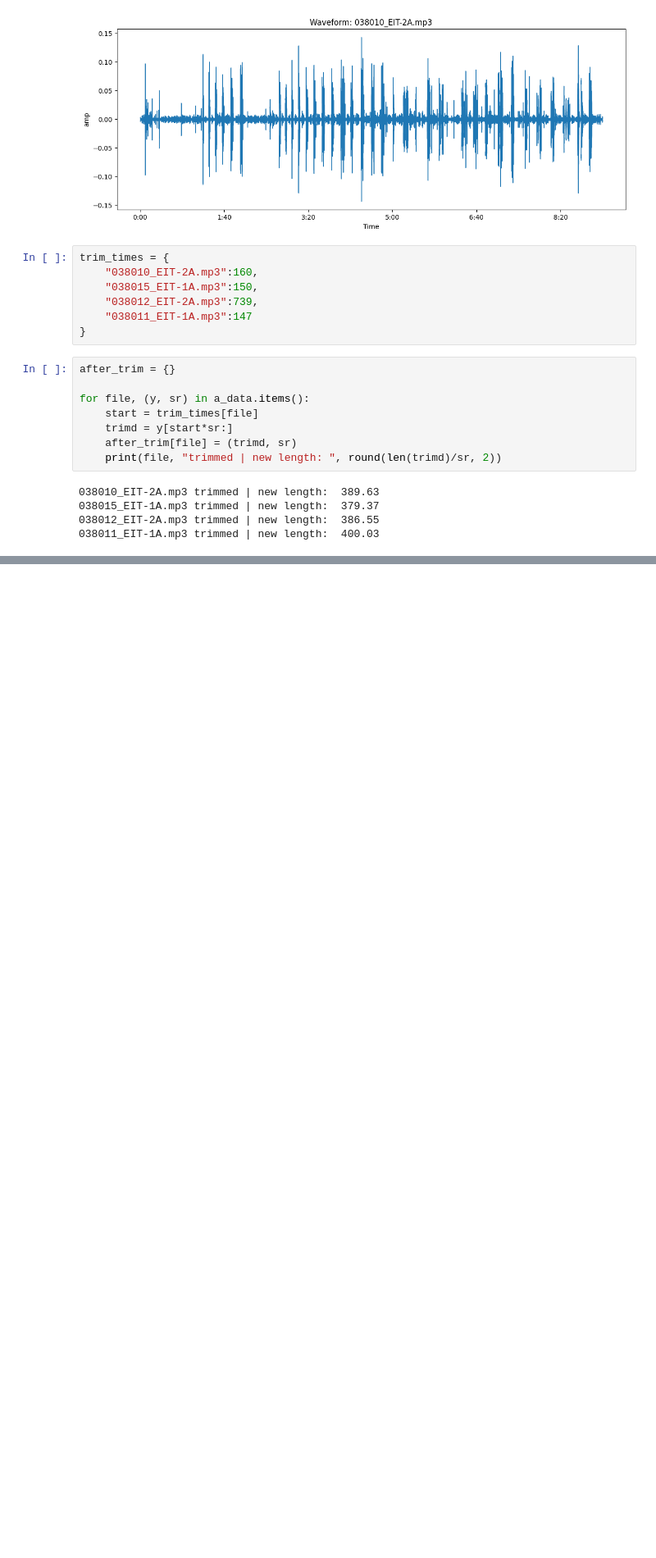
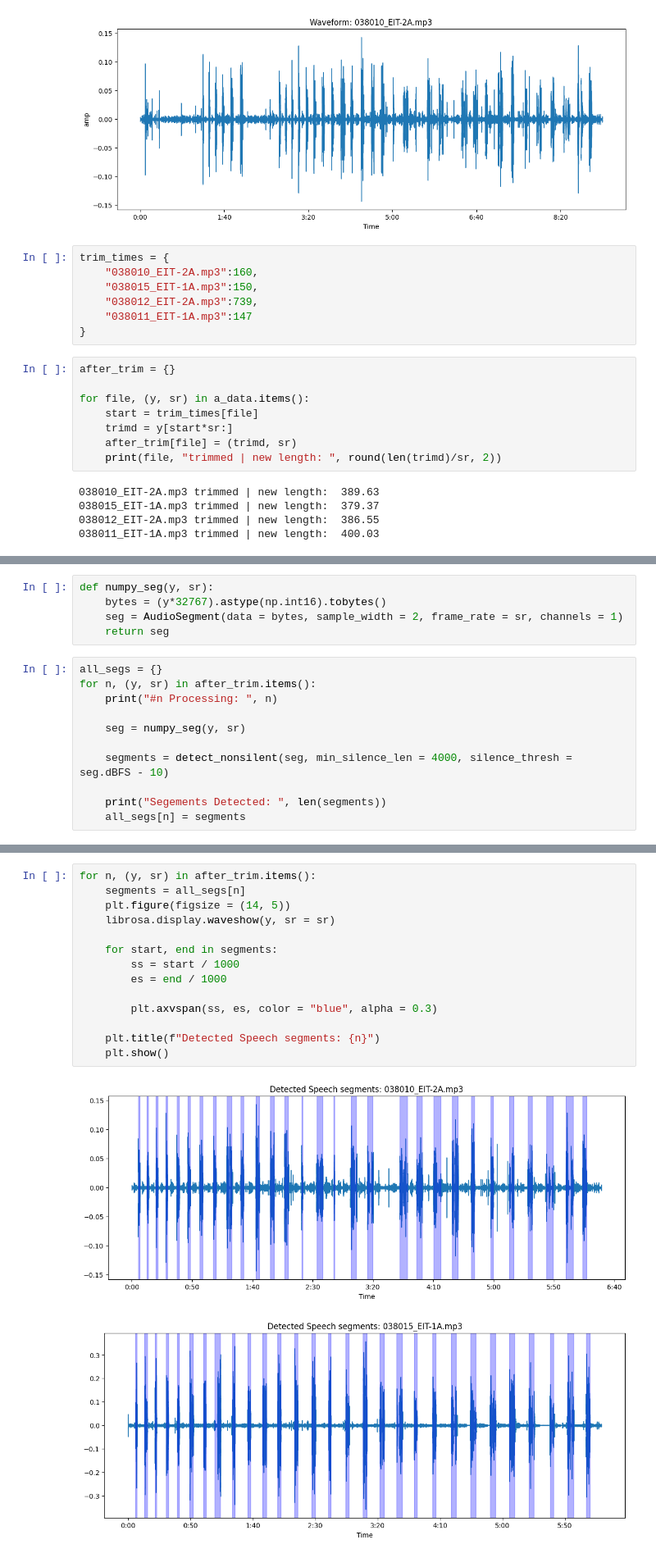
Before and after one commit to tWiLighT-xY91/auto-eit-task1, a Jupyter notebook: Untitled.ipynb, the cells around one changed output, grey strips where cells are left out. Shown at 82% size. Cells and saved outputs as stored; diff of their text form; blank space fills up the shorter version.

Commit message:
Commit after running two trials and not yet achieveing the desired transcription

```diff
--- a/Untitled.ipynb
+++ b/Untitled.ipynb
@@ -87,0 +91,16 @@ for file, (y, sr) in a_data.items():
+# %%
+def numpy_seg(y, sr):
+    bytes = (y*32767).astype(np.int16).tobytes()
+    seg = AudioSegment(data = bytes, sample_width = 2, frame_rate = sr, channels = 1)
+    return seg
+# %%
+all_segs = {}
+for n, (y, sr) in after_trim.items():
+    print("#n Processing: ", n)
+
+    seg = numpy_seg(y, sr)
+
+    segments = detect_nonsilent(seg, min_silence_len = 4000, silence_thresh = seg.dBFS - 10)
+
+    print("Segements Detected: ", len(segments))
+    all_segs[n] = segments
@@ -87,0 +116,17 @@ for file, (y, sr) in a_data.items():
+# %%
+for n, (y, sr) in after_trim.items():
+    segments = all_segs[n]
+    plt.figure(figsize = (14, 5))
+    librosa.display.waveshow(y, sr = sr)
+
+    for start, end in segments:
+        ss = start / 1000
+        es = end / 1000
+
+        plt.axvspan(ss, es, color = "blue", alpha = 0.3)
+
+    plt.title(f"Detected Speech segments: {n}")
+    plt.show()
+# %% [output]
+[figure, added]
+[figure, added]
```
Also changed, not shown: parts of 11 cells of this notebook.
